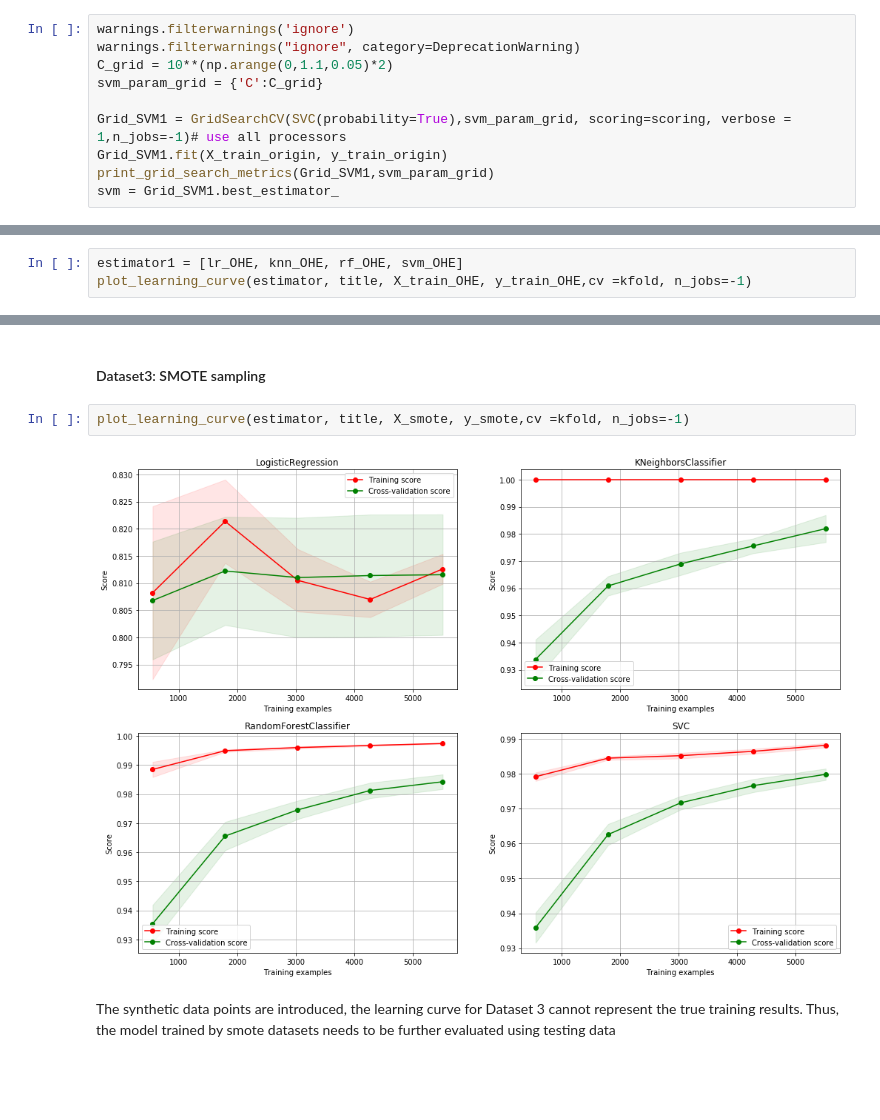
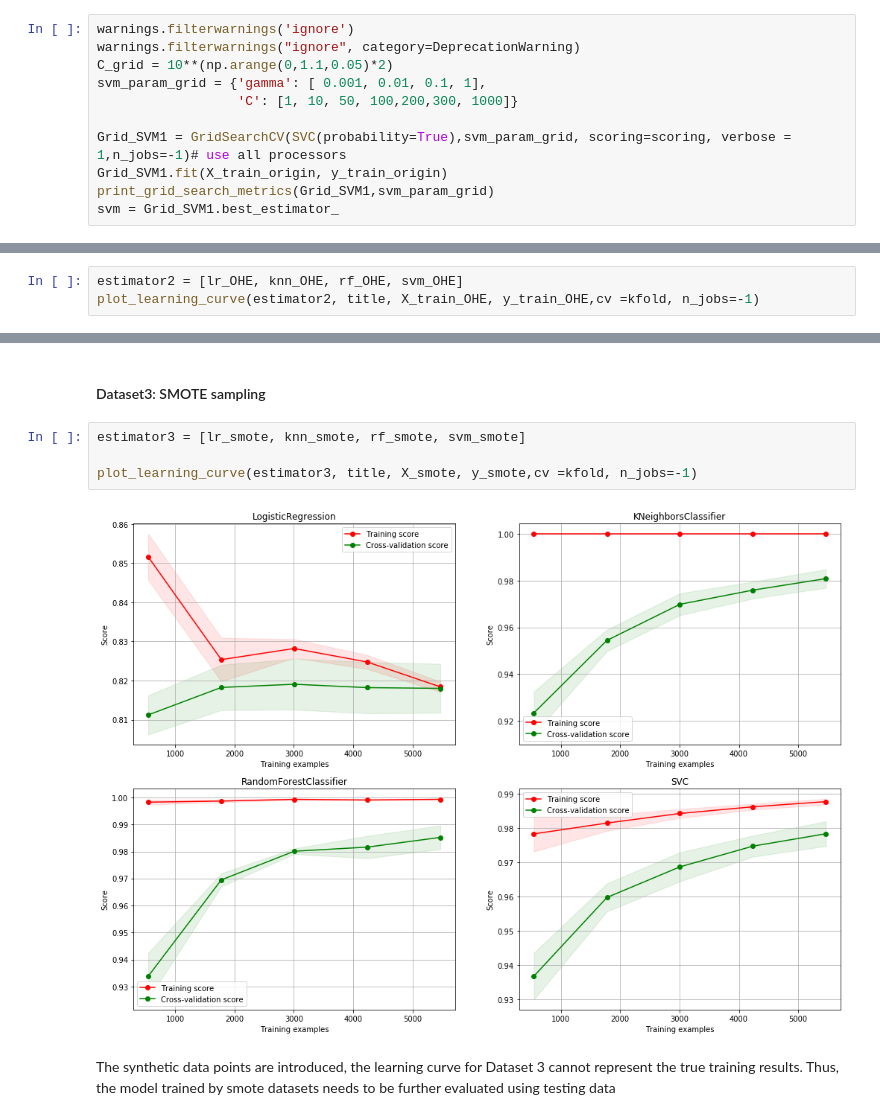
Before and after one commit to hudrizzle/Telecom-Churn-Prediction, a Jupyter notebook: Supervised Learning Project-Xiaoyu-1003.ipynb, the cells around one changed output, grey strips where cells are left out. Drawn from its saved outputs; the diff is of its cells as text; blank space fills up the shorter version.

```diff
--- a/Supervised Learning Project-Xiaoyu-1003.ipynb
+++ b/Supervised Learning Project-Xiaoyu-1003.ipynb
@@ -563,7 +564,8 @@ The speed of SVC depends on:
 warnings.filterwarnings('ignore')
 warnings.filterwarnings("ignore", category=DeprecationWarning)
 C_grid = 10**(np.arange(0,1.1,0.05)*2)
-svm_param_grid = {'C':C_grid}
+svm_param_grid = {'gamma': [ 0.001, 0.01, 0.1, 1],
+                  'C': [1, 10, 50, 100,200,300, 1000]}
 
 Grid_SVM1 = GridSearchCV(SVC(probability=True),svm_param_grid, scoring=scoring, verbose = 1,n_jobs=-1)# use all processors
 Grid_SVM1.fit(X_train_origin, y_train_origin)
@@ -676,6 +681,6 @@ plot_learning_curve(estimator1, title, X_train_origin, y_train_origin,cv =kfold,
 # %% [markdown]
 #### Dataset2: One Hot Encoding
 # %%
-estimator1 = [lr_OHE, knn_OHE, rf_OHE, svm_OHE]
-plot_learning_curve(estimator, title, X_train_OHE, y_train_OHE,cv =kfold, n_jobs=-1)
+estimator2 = [lr_OHE, knn_OHE, rf_OHE, svm_OHE]
+plot_learning_curve(estimator2, title, X_train_OHE, y_train_OHE,cv =kfold, n_jobs=-1)
 # %% [output]
@@ -685,9 +690,11 @@ It seems that the One Hot Encoding process introduces a large mount of features,
 # %% [markdown]
 #### Dataset3: SMOTE sampling
 # %%
-plot_learning_curve(estimator, title, X_smote, y_smote,cv =kfold, n_jobs=-1)
+estimator3 = [lr_smote, knn_smote, rf_smote, svm_smote]
+
+plot_learning_curve(estimator3, title, X_smote, y_smote,cv =kfold, n_jobs=-1)
 # %% [output]
-[figure, old version]
+[figure, new version]
 # %% [markdown]
 The synthetic data points are introduced, the learning curve for Dataset 3 cannot represent the true training results. Thus, the model trained by smote datasets needs to be further evaluated using testing data
 # %% [markdown]
```
Also changed, not shown: parts of 26 cells of this notebook.
